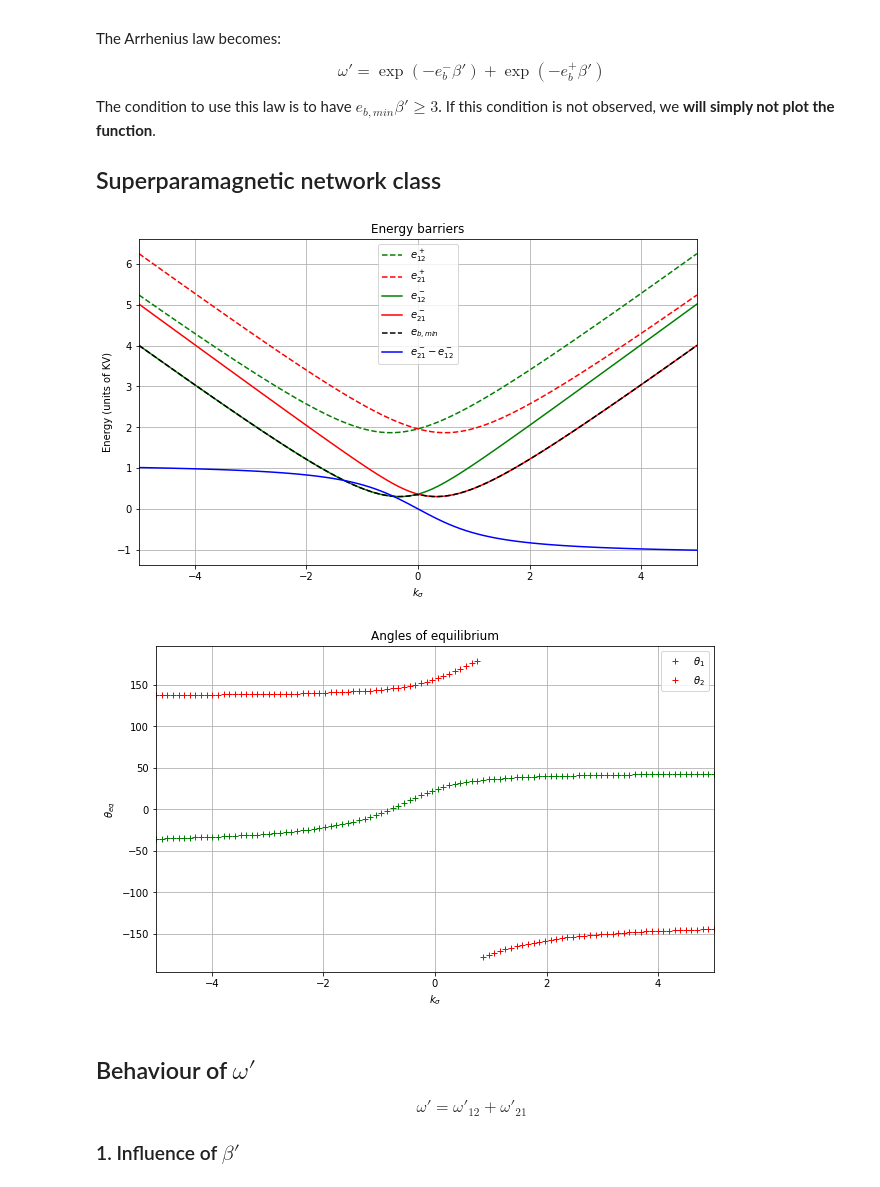
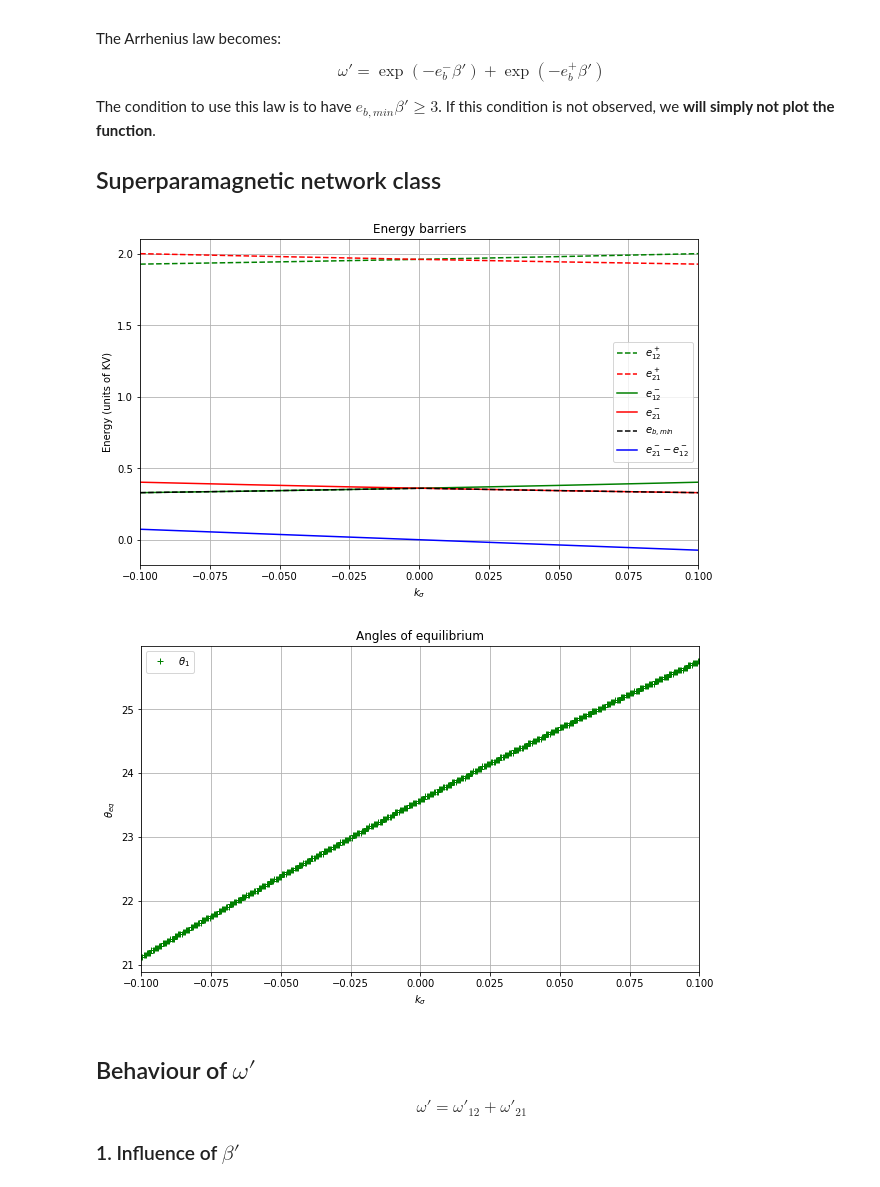
Before and after one commit to spintronic-computing-group/spnc, a Jupyter notebook: notebooks/SPNC-anisotropy/SP_anisotropy_finetuning.ipynb, the cells around one changed output. Drawn from its saved outputs; the diff is of its cells as text; code cells hidden in the pictures.

```diff
--- a/notebooks/SPNC-anisotropy/SP_anisotropy_finetuning.ipynb
+++ b/notebooks/SPNC-anisotropy/SP_anisotropy_finetuning.ipynb
@@ -63,7 +63,7 @@ def energy(spn,theta):
 
 #Computation of energy barriers
 def calculate_energy_barriers(spn):
-    theta = np.linspace(-180,180,1000)
+    theta = np.linspace(-180,180,10000)
     E = energy(spn,theta)
 
     #Localization of extrema
@@ -182,9 +182,9 @@ class SP_Network:
         return()
 # %%
 #Computation
-k_s_lim = 5
+k_s_lim = .1
 spn = SP_Network(0.4,90,0,45,10)
-k_s_list = np.linspace(-k_s_lim,k_s_lim,100)
+k_s_list = np.linspace(-k_s_lim,k_s_lim,500)
 Theta_1 = []
 Theta_2 = []
 E_12_small = []
@@ -219,20 +219,20 @@ plt.ylabel(r'Energy (units of KV)')
 plt.title("Energy barriers")
 plt.show()
 # %% [output]
-[figure, old version]
+[figure, new version]
 # %%
 plt.figure(figsize = (10,6))
 plt.plot(k_s_list,Theta_1,'g+',label=r'$\theta_1$')
-plt.plot(k_s_list,Theta_2,'r+',label=r'$\theta_2$')
+#plt.plot(k_s_list,Theta_2,'r+',label=r'$\theta_2$')
 plt.legend(loc = "best")
 plt.xlim(-k_s_lim,k_s_lim)
 plt.grid(True)
 plt.xlabel(r'$k_\sigma$')
 plt.ylabel(r'$\theta_{eq}$')
 plt.title("Angles of equilibrium")
 plt.show()
 # %% [output]
-[figure, old version]
+[figure, new version]
 # %% [markdown]
 ## Behaviour of $\omega'$
 
```
Also changed, not shown: parts of 6 cells of this notebook, 7 other files.
